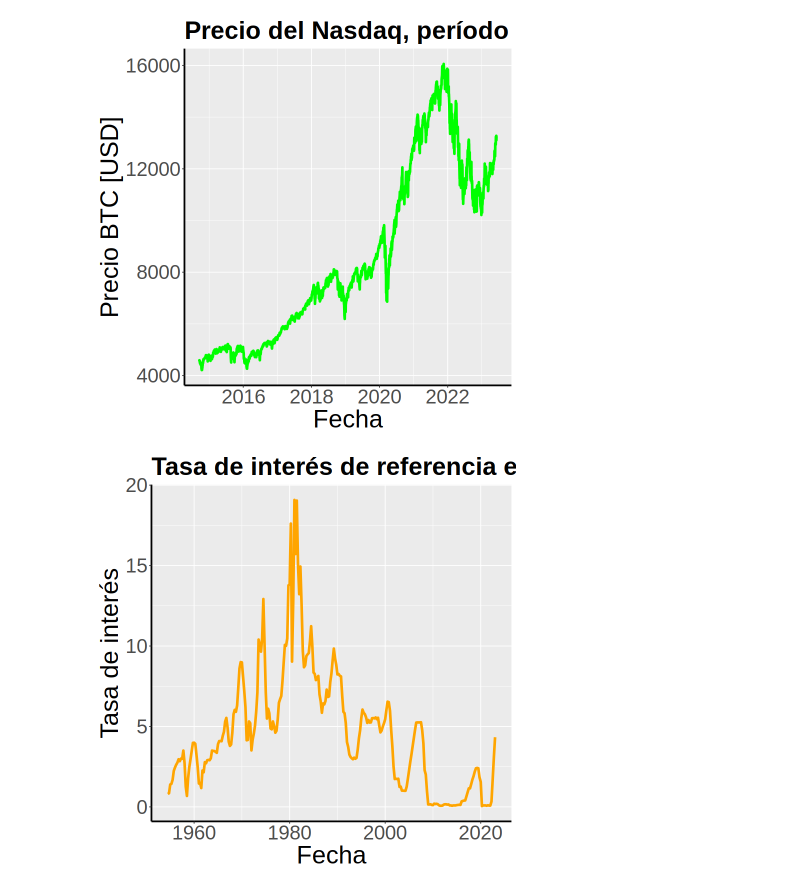
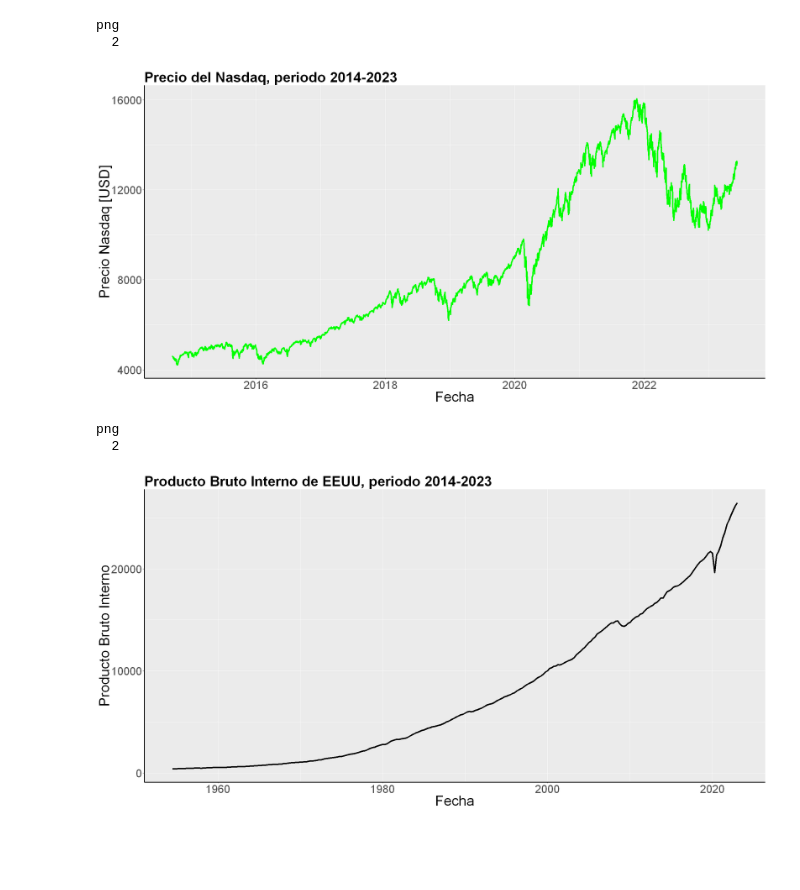
Before and after one commit to PPeitsch/infographics, a Jupyter notebook: 11_btc-analysis/main.ipynb, the cells around one changed output. Saved outputs shown, nothing was run; the diff lists cells and outputs as text; code cells hidden in the pictures; blank space fills up the shorter version.

```diff
--- a/11_btc-analysis/main.ipynb
+++ b/11_btc-analysis/main.ipynb
@@ -49,8 +63,22 @@ g2
 # %%
+# Size of graphics
+options(repr.plot.width=20, repr.plot.height=10)
+jpeg(file=file.path(fig_folder, g3_name), width=1200, height=600)
 g3
+dev.off()
+g3
 # %% [output]
+png
+  2
-[figure, old version]
+[figure, new version]
 # %%
-g4
+# Size of graphics
+options(repr.plot.width=20, repr.plot.height=10)
+jpeg(file=file.path(fig_folder, g5_name), width=1200, height=600)
+g5
+dev.off()
+g5
 # %% [output]
+png
+  2
-[figure, old version]
+[figure, new version]
```
Also changed, not shown: parts of 25 cells of this notebook, 15 other files.
